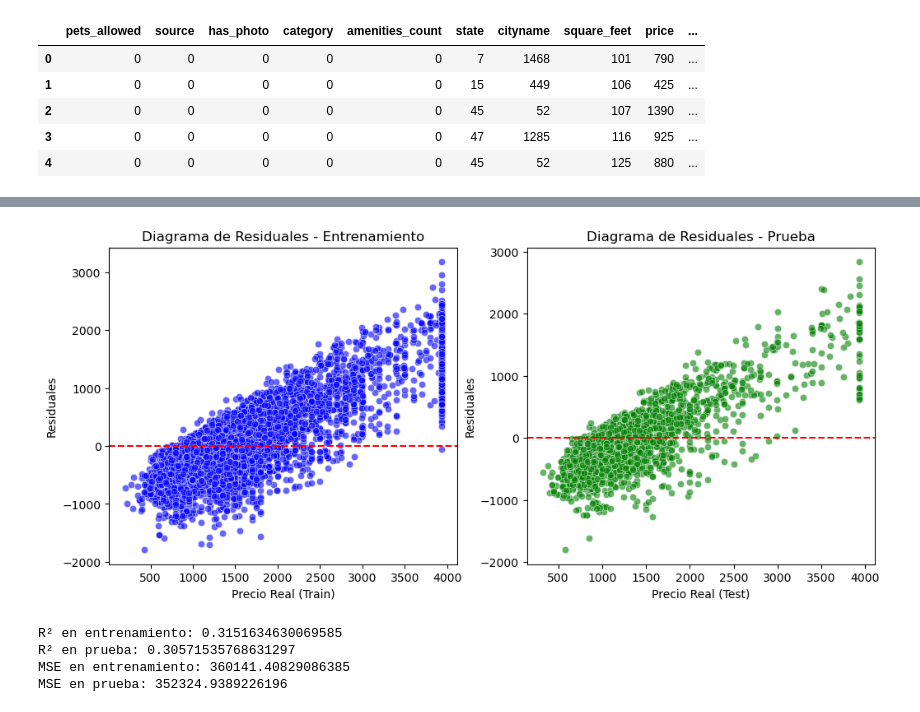
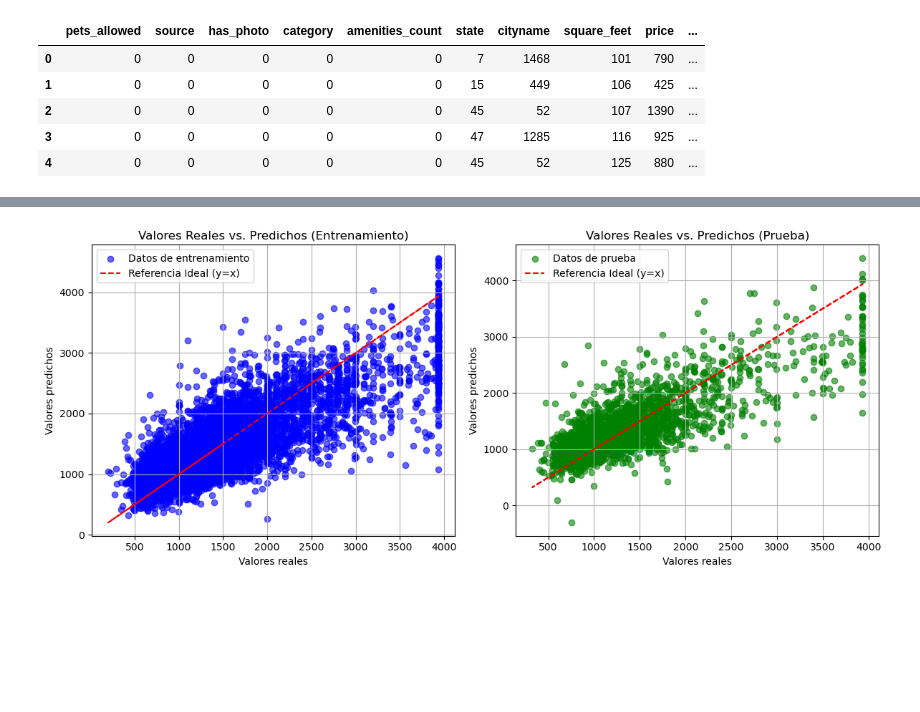
Before and after one commit to ssgonzalezc1/proyecto_aptos, a Jupyter notebook: Ingenieria de datos/Modelo_regresion_lineal.ipynb, the cells around one changed output, grey strips where cells are left out. Cells and saved outputs as stored; diff of their text form; code cells hidden in the pictures; blank space fills up the shorter version.

```diff
--- a/Ingenieria de datos/Modelo_regresion_lineal.ipynb
+++ b/Ingenieria de datos/Modelo_regresion_lineal.ipynb
@@ -182,0 +155,6 @@ from sklearn.metrics import r2_score, mean_squared_error
+# %%
+# Separar la variable objetivo (precio) y las variables predictoras
+X = datos_limpios[["latitude","longitude","bathrooms","bedrooms","square_feet","cityname","state","amenities_count","has_photo_Thumbnail","has_photo_Yes","pets_allowed_Cats,Dogs","pets_allowed_No","source_RentLingo"]]
+y = datos_limpios['price']
+# Dividir en conjunto de entrenamiento (80%) y prueba (20%)
+X_train, X_test, y_train, y_test = train_test_split(X, y, test_size=0.2, random_state=42)
@@ -183,6 +422,6 @@ from sklearn.metrics import r2_score, mean_squared_error
 # %%
 # Separar la variable objetivo (precio) y las variables predictoras
-X = datos_limpiosX = datos_limpios[["latitude","longitude","bathrooms","bedrooms","square_feet","cityname","state","amenities_count"]]
+X = datos_limpios[["latitude","longitude","bathrooms","bedrooms","square_feet","cityname","state","amenities_count","has_photo_Thumbnail","has_photo_Yes","pets_allowed_Cats,Dogs","pets_allowed_No","source_RentLingo"]]
 y = datos_limpios['price']
 # %%
 # Dividir en conjunto de entrenamiento (80%) y prueba (20%)
@@ -257,25 +551,28 @@ residuals_test = y_test - y_pred_test
 # %%
-import matplotlib.pyplot as plt
-import seaborn as sns
-
+# Graficar valores reales vs predichos
 plt.figure(figsize=(12, 5))
 
-# Residuales en el conjunto de entrenamiento
+# Gráfico para conjunto de entrenamiento
 plt.subplot(1, 2, 1)
-sns.scatterplot(x=y_train, y=residuals_train, color="blue", alpha=0.6)
-plt.axhline(y=0, color="red", linestyle="--")
-plt.xlabel("Precio Real (Train)")
-plt.ylabel("Residuales")
-plt.title("Diagrama de Residuales - Entrenamiento")
+plt.scatter(y_train, y_train_pred3, alpha=0.6, color='blue', label="Datos de entrenamiento")
+plt.plot(y_train, y_train, color='red', linestyle="--", label="Referencia Ideal (y=x)")
+plt.xlabel("Valores reales")
+plt.ylabel("Valores predichos")
+plt.title("Valores Reales vs. Predichos (Entrenamiento)")
+plt.legend()
+plt.grid(True)
 
-# Residuales en el conjunto de prueba
+# Gráfico para conjunto de prueba
 plt.subplot(1, 2, 2)
-sns.scatterplot(x=y_test, y=residuals_test, color="green", alpha=0.6)
-plt.axhline(y=0, color="red", linestyle="--")
-plt.xlabel("Precio Real (Test)")
-plt.ylabel("Residuales")
-plt.title("Diagrama de Residuales - Prueba")
+plt.scatter(y_test, y_test_pred3, alpha=0.6, color='green', label="Datos de prueba")
+plt.plot(y_test, y_test, color='red', linestyle="--", label="Referencia Ideal (y=x)")
+plt.xlabel("Valores reales")
+plt.ylabel("Valores predichos")
+plt.title("Valores Reales vs. Predichos (Prueba)")
+plt.legend()
+plt.grid(True)
 
+plt.tight_layout()
 plt.show()
 # %% [output]
-[figure, old version]
+[figure, new version]
@@ -284,36 +578,0 @@ plt.show()
-# %%
-# Aplicar la transformación logarítmica a las variables (evitando valores <= 0)
-scaler_X = StandardScaler()
-X_train_scaled = scaler_X.fit_transform(X_train)
-X_test_scaled = scaler_X.transform(X_test)
-y_train_log = np.log1p(y_train)
-y_test_log = np.log1p(y_test)
-
-# Definir y entrenar el modelo
-model = LinearRegression()
-model.fit(X_train_scaled, y_train_log)
-
-# Predicciones (en espacio logarítmico)
-y_pred_train_log = model.predict(X_train_scaled)
-y_pred_test_log = model.predict(X_test_scaled)
-
-# Invertir la transformación logarítmica
-y_pred_train = np.expm1(y_pred_train_log)  # expm1(x) = exp(x) - 1 (inverso de log1p)
-y_pred_test = np.expm1(y_pred_test_log)
-
-# Evaluación del modelo
-r2_train = r2_score(y_train, y_pred_train)
-r2_test = r2_score(y_test, y_pred_test)
-mse_train = mean_squared_error(y_train, y_pred_train)
-mse_test = mean_squared_error(y_test, y_pred_test)
-
-# Resultados
-print("R² en entrenamiento:", r2_train)
-print("R² en prueba:", r2_test)
-print("MSE en entrenamiento:", mse_train)
-print("MSE en prueba:", mse_test)
-# %% [output]
-R² en entrenamiento: 0.3151634630069585
-R² en prueba: 0.30571535768631297
-MSE en entrenamiento: 360141.40829086385
-MSE en prueba: 352324.9389226196
```
Also changed, not shown: parts of 37 cells of this notebook.
